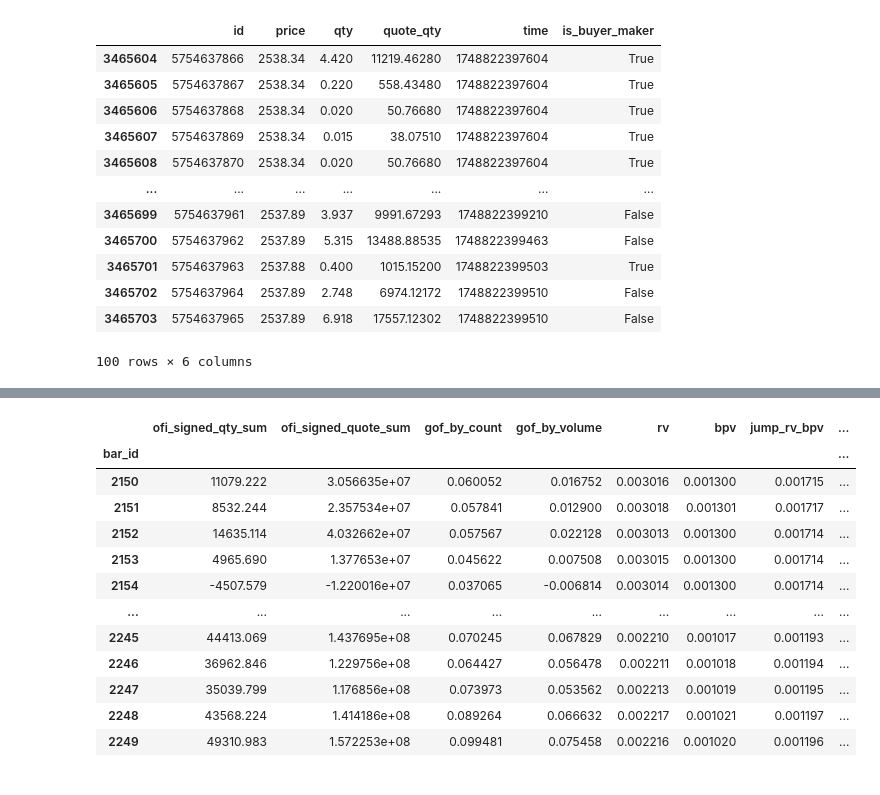
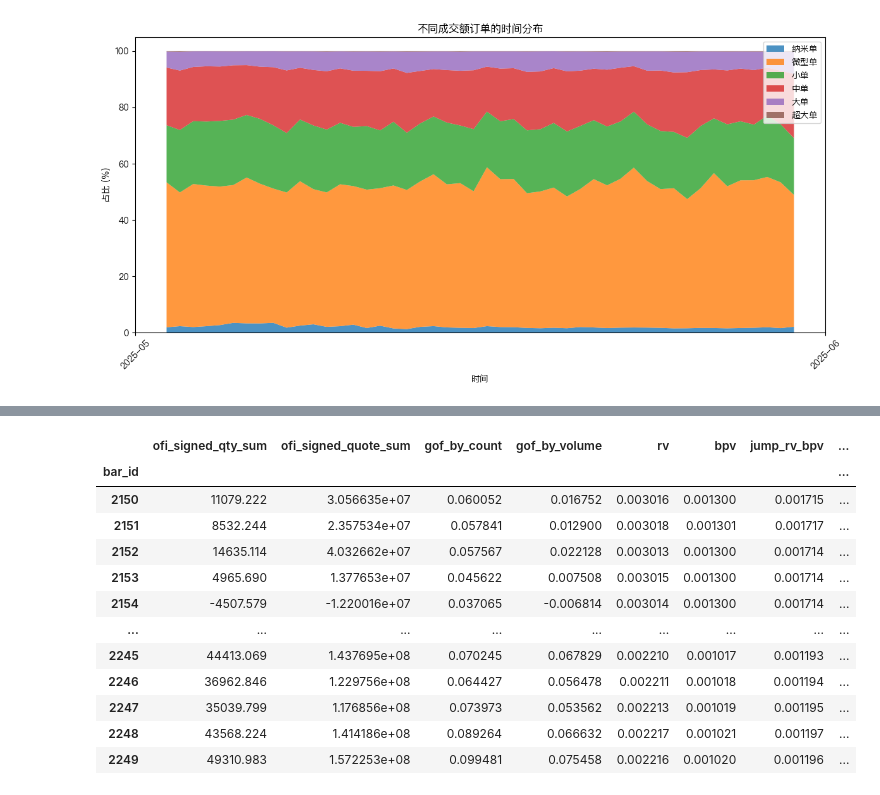
Before and after one commit to aamingaa/crypto-trade, a Jupyter notebook: strategy/fusion/hourly_pipeline.ipynb, the cells around one changed output, grey strips where cells are left out. Drawn from its saved outputs; the diff is of its cells as text; code cells hidden in the pictures.

```diff
--- a/strategy/fusion/hourly_pipeline.ipynb
+++ b/strategy/fusion/hourly_pipeline.ipynb
@@ -935,16 +943,69 @@ trades_df = pd.concat(raw_df, ignore_index=True)
 # %%
+# 超大单（单笔成交额大于10万美元）、大单（单笔成交额大于1万美元，小于10万美元）、中单（单笔成交额大于1000美元，小于1万美元）、小单（单笔成交额大于100美元，小于1000美元）、微型单（单笔成交额小于100美元，大于10美元）以及纳米单（单笔成交额小于10美元）。
+
 trades_df.tail(100)
+import pandas as pd
+import numpy as np
+import matplotlib.pyplot as plt
+import matplotlib.dates as mdates
+import matplotlib
+
+# ---------- 配置中文字体 ----------
+plt.rcParams['font.sans-serif'] = ['PingFang HK']
+plt.rcParams['axes.unicode_minus'] = False  # 解决负号“-”显示为方块的问题
+# ---------------------------------
+
+def classify_order(quote_qty):
+    if quote_qty > 100_000:  # 10万美元
+        return "超大单"
+    elif quote_qty >= 10_000:  # 1万 ~ 10万美元
+        return "大单"
+    elif quote_qty >= 1_000:  # 1000美元 ~ 1万美元
+        return "中单"
+    elif quote_qty >= 100:  # 100 ~ 1000美元
+        return "小单"
+    elif quote_qty >= 10:  # 10 ~ 100美元
+        return "微型单"
+    else:  # < 10美元
+        return "纳米单"
+
+trade_df_copy = trades_df.copy()
+# 新增订单类型列
+trade_df_copy['order_type'] = trade_df_copy['quote_qty'].apply(classify_order)
+
+# 按天分组，统计各类型订单数量（缺失类型填0）
+daily_counts = trade_df_copy.groupby(
+    [pd.Grouper(key='time', freq='H'), 'order_type']
+).size().unstack(fill_value=0)
+
+# 计算每日各类型占比（转成百分比）
+daily_pct = daily_counts.div(daily_counts.sum(axis=1), axis=0) * 100
+
+# 定义堆叠顺序（从下到上，与示例图层次一致）
+categories = ["纳米单", "微型单", "小单", "中单", "大单", "超大单"]
+
+# 创建画布
+plt.figure(figsize=(12, 6))
+
+# 绘制堆叠面积图
+plt.stackplot(
+    daily_pct.index,  # X轴：时间
+    [daily_pct.get(cat, pd.Series(0, index=daily_pct.index)) for cat in categories],
+    labels=categories,
+    alpha=0.8  # 透明度
+)
+
+# 格式化X轴日期（如“年-月”，每3个月标一次）
+plt.gca().xaxis.set_major_formatter(mdates.DateFormatter("%Y-%m"))
+plt.gca().xaxis.set_major_locator(mdates.MonthLocator(interval=3))
+plt.xticks(rotation=45)  # 日期标签旋转，避免重叠
+
+# 添加标签与标题
+plt.xlabel("时间")
+plt.ylabel("占比 (%)")
+plt.title("不同成交额订单的时间分布")
+plt.legend(loc="upper right")  # 图例位置
+plt.tight_layout()  # 自动调整布局
+plt.show()
 # %% [output]
-|  | id | price | qty | quote_qty | time | is_buyer_maker |
-| 3465604 | 5754637866 | 2538.34 | 4.420 | 11219.46280 | 1748822397604 | True |
-| 3465605 | 5754637867 | 2538.34 | 0.220 | 558.43480 | 1748822397604 | True |
-| 3465606 | 5754637868 | 2538.34 | 0.020 | 50.76680 | 1748822397604 | True |
-| 3465607 | 5754637869 | 2538.34 | 0.015 | 38.07510 | 1748822397604 | True |
-| 3465608 | 5754637870 | 2538.34 | 0.020 | 50.76680 | 1748822397604 | True |
-| ... | ... | ... | ... | ... | ... | ... |
-| 3465699 | 5754637961 | 2537.89 | 3.937 | 9991.67293 | 1748822399210 | False |
-| 3465700 | 5754637962 | 2537.89 | 5.315 | 13488.88535 | 1748822399463 | False |
-| 3465701 | 5754637963 | 2537.88 | 0.400 | 1015.15200 | 1748822399503 | True |
-| 3465702 | 5754637964 | 2537.89 | 2.748 | 6974.12172 | 1748822399510 | False |
-| 3465703 | 5754637965 | 2537.89 | 6.918 | 17557.12302 | 1748822399510 | False |
-100 rows × 6 columns
+[figure, added]
```
Also changed, not shown: parts of 14 cells of this notebook, 1 other file.
